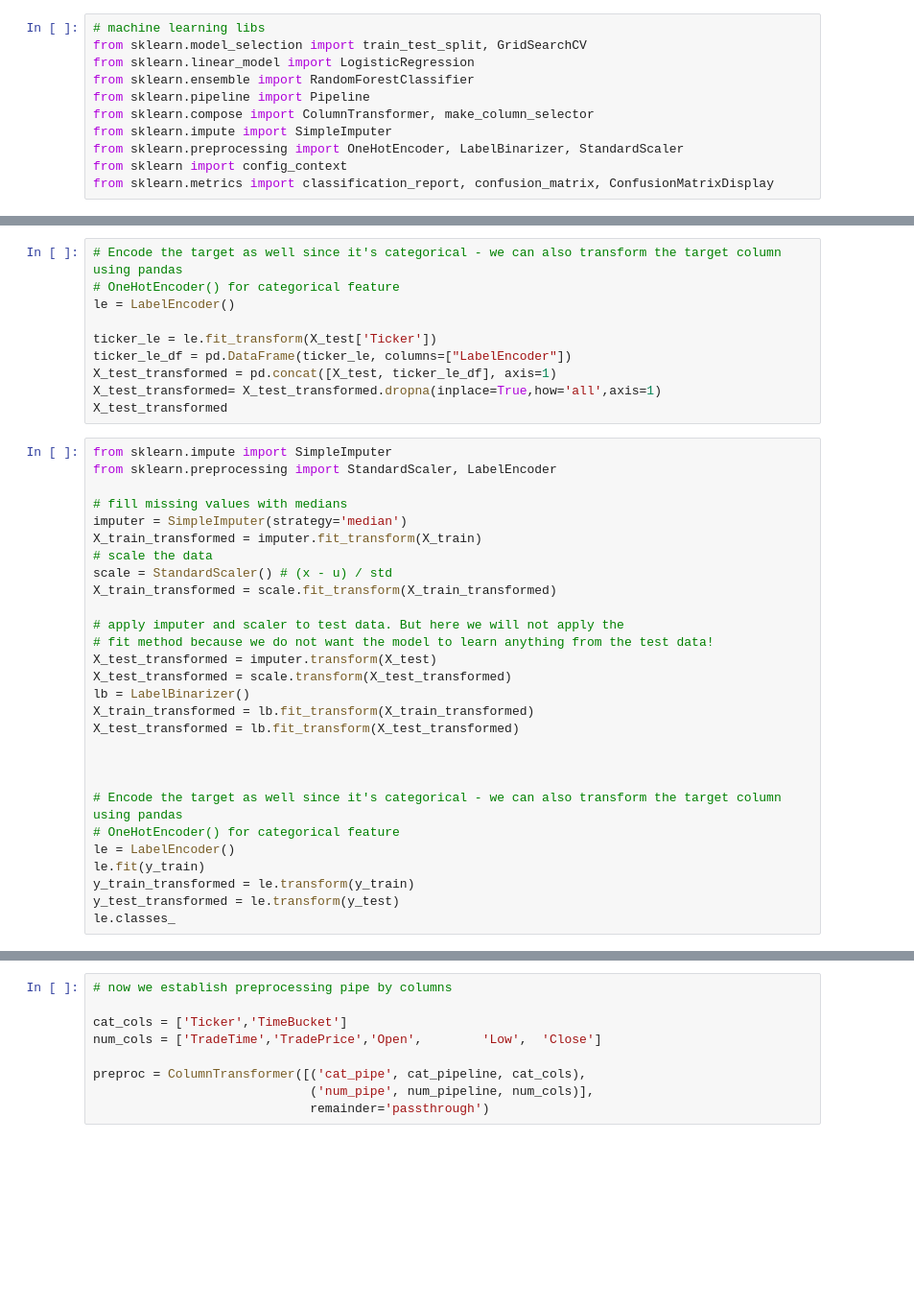
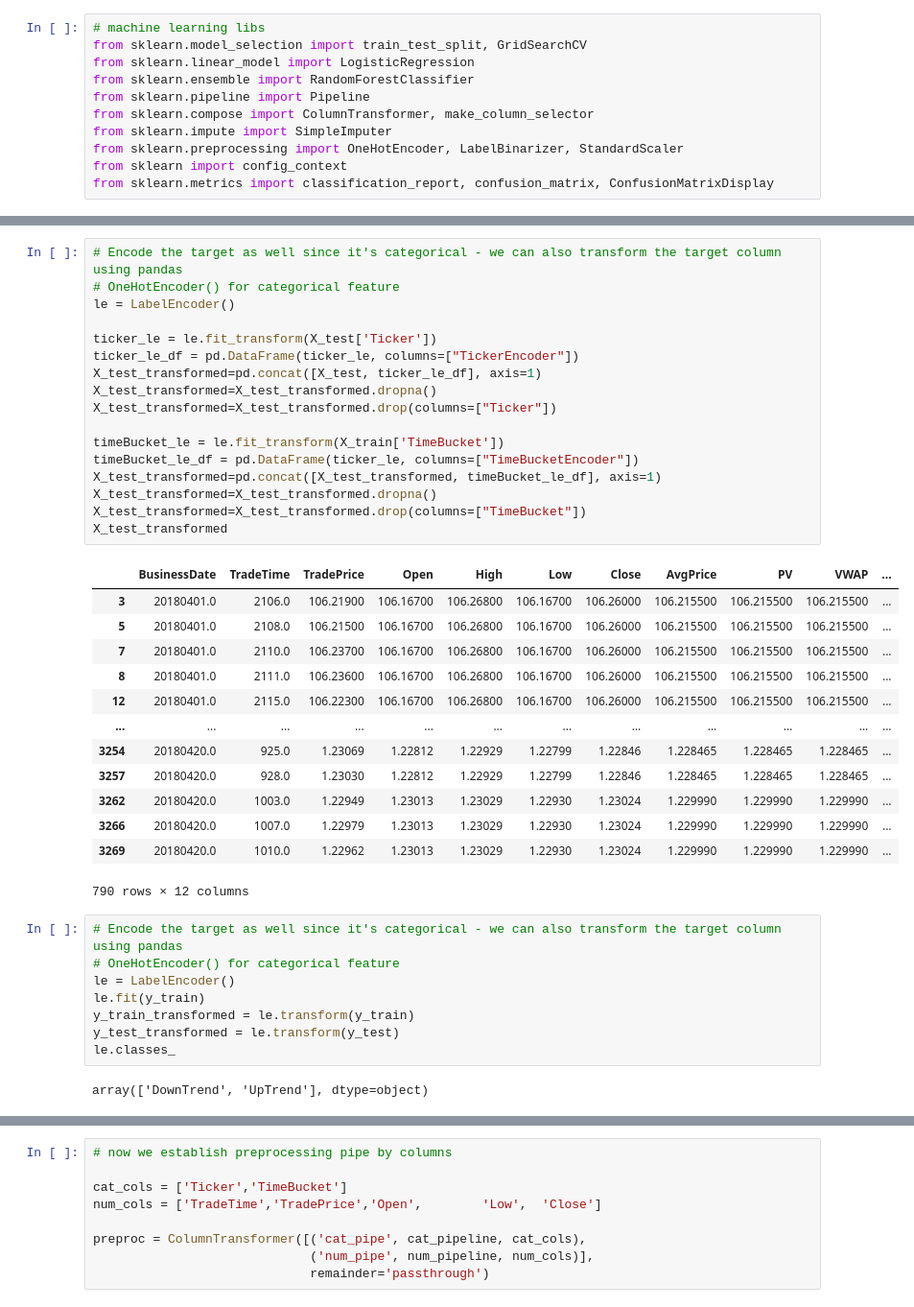
Before and after one commit to vadaliah/CS5260, a Jupyter notebook: VWAP ML Model Assignment5.ipynb, the cells around one changed output, grey strips where cells are left out. Shown at 96% size. Saved outputs shown, nothing was run; the diff lists cells and outputs as text; blank space fills up the shorter version.

```diff
--- a/VWAP ML Model Assignment5.ipynb
+++ b/VWAP ML Model Assignment5.ipynb
@@ -335,34 +356,35 @@ X_train_transformed
 # %%
 # Encode the target as well since it's categorical - we can also transform the target column using pandas
 # OneHotEncoder() for categorical feature
 le = LabelEncoder()
 
 ticker_le = le.fit_transform(X_test['Ticker'])
-ticker_le_df = pd.DataFrame(ticker_le, columns=["LabelEncoder"])
-X_test_transformed = pd.concat([X_test, ticker_le_df], axis=1)
-X_test_transformed= X_test_transformed.dropna(inplace=True,how='all',axis=1)
+ticker_le_df = pd.DataFrame(ticker_le, columns=["TickerEncoder"])
+X_test_transformed=pd.concat([X_test, ticker_le_df], axis=1)
+X_test_transformed=X_test_transformed.dropna()
+X_test_transformed=X_test_transformed.drop(columns=["Ticker"])
+
+timeBucket_le = le.fit_transform(X_train['TimeBucket'])
+timeBucket_le_df = pd.DataFrame(ticker_le, columns=["TimeBucketEncoder"])
+X_test_transformed=pd.concat([X_test_transformed, timeBucket_le_df], axis=1)
+X_test_transformed=X_test_transformed.dropna()
+X_test_transformed=X_test_transformed.drop(columns=["TimeBucket"])
 X_test_transformed
+# %% [output]
+|  | BusinessDate | TradeTime | TradePrice | Open | High | Low | Close | AvgPrice | PV | VWAP | ... |
+| 3 | 20180401.0 | 2106.0 | 106.21900 | 106.16700 | 106.26800 | 106.16700 | 106.26000 | 106.215500 | 106.215500 | 106.215500 | ... |
+| 5 | 20180401.0 | 2108.0 | 106.21500 | 106.16700 | 106.26800 | 106.16700 | 106.26000 | 106.215500 | 106.215500 | 106.215500 | ... |
+| 7 | 20180401.0 | 2110.0 | 106.23700 | 106.16700 | 106.26800 | 106.16700 | 106.26000 | 106.215500 | 106.215500 | 106.215500 | ... |
+| 8 | 20180401.0 | 2111.0 | 106.23600 | 106.16700 | 106.26800 | 106.16700 | 106.26000 | 106.215500 | 106.215500 | 106.215500 | ... |
+| 12 | 20180401.0 | 2115.0 | 106.22300 | 106.16700 | 106.26800 | 106.16700 | 106.26000 | 106.215500 | 106.215500 | 106.215500 | ... |
+| ... | ... | ... | ... | ... | ... | ... | ... | ... | ... | ... | ... |
+| 3254 | 20180420.0 | 925.0 | 1.23069 | 1.22812 | 1.22929 | 1.22799 | 1.22846 | 1.228465 | 1.228465 | 1.228465 | ... |
+| 3257 | 20180420.0 | 928.0 | 1.23030 | 1.22812 | 1.22929 | 1.22799 | 1.22846 | 1.228465 | 1.228465 | 1.228465 | ... |
+| 3262 | 20180420.0 | 1003.0 | 1.22949 | 1.23013 | 1.23029 | 1.22930 | 1.23024 | 1.229990 | 1.229990 | 1.229990 | ... |
+| 3266 | 20180420.0 | 1007.0 | 1.22979 | 1.23013 | 1.23029 | 1.22930 | 1.23024 | 1.229990 | 1.229990 | 1.229990 | ... |
+| 3269 | 20180420.0 | 1010.0 | 1.22962 | 1.23013 | 1.23029 | 1.22930 | 1.23024 | 1.229990 | 1.229990 | 1.229990 | ... |
+790 rows × 12 columns
 # %%
-from sklearn.impute import SimpleImputer
-from sklearn.preprocessing import StandardScaler, LabelEncoder
-
-# fill missing values with medians
-imputer = SimpleImputer(strategy='median')
-X_train_transformed = imputer.fit_transform(X_train)
-# scale the data
-scale = StandardScaler() # (x - u) / std
-X_train_transformed = scale.fit_transform(X_train_transformed)
-
-# apply imputer and scaler to test data. But here we will not apply the
-# fit method because we do not want the model to learn anything from the test data!
-X_test_transformed = imputer.transform(X_test)
-X_test_transformed = scale.transform(X_test_transformed)
-lb = LabelBinarizer()
-X_train_transformed = lb.fit_transform(X_train_transformed)
-X_test_transformed = lb.fit_transform(X_test_transformed)
-
-
-
 # Encode the target as well since it's categorical - we can also transform the target column using pandas
 # OneHotEncoder() for categorical feature
 le = LabelEncoder()
@@ -370,6 +392,8 @@ le.fit(y_train)
 y_train_transformed = le.transform(y_train)
 y_test_transformed = le.transform(y_test)
 le.classes_
+# %% [output]
+array(['DownTrend', 'UpTrend'], dtype=object)
 # %%
 #Establishing pipeline
 cat_pipeline = Pipeline(steps=[('cat_impute', SimpleImputer(strategy='most_frequent')),
```
Also changed, not shown: parts of 6 cells of this notebook.
